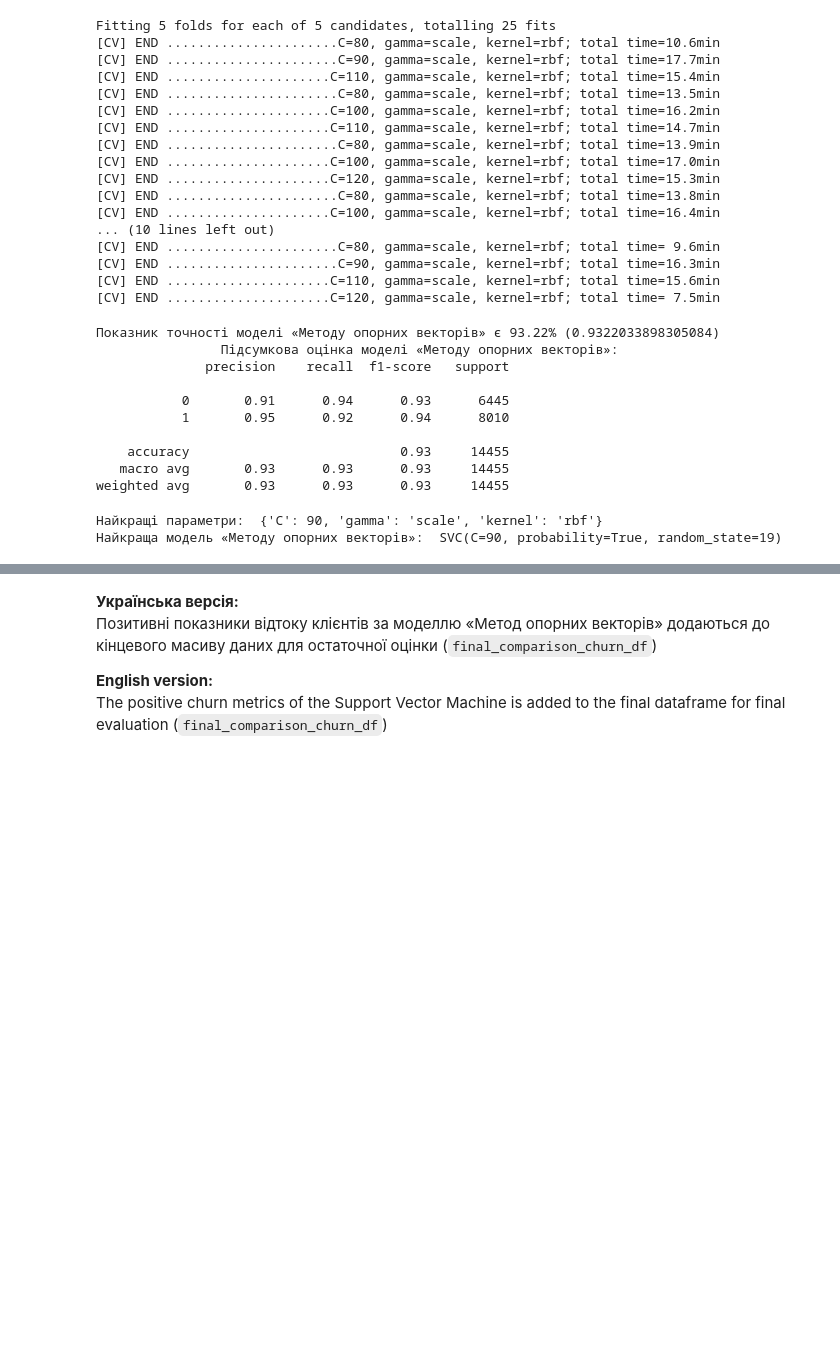
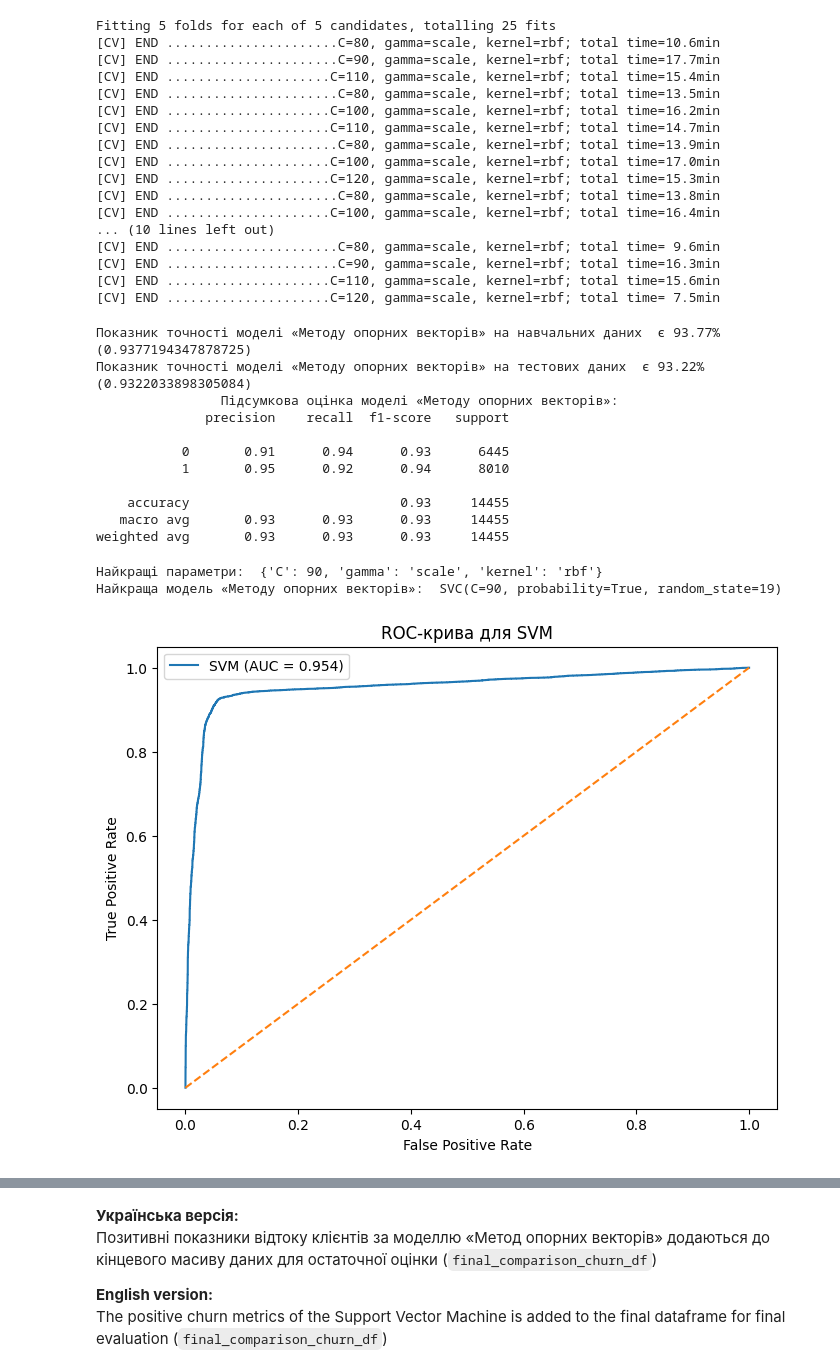
Before and after one commit to MaksimDar/telecom-churn-prediction, a Jupyter notebook: notebooks/02_model_training.ipynb, the cells around one changed output, grey strips where cells are left out. Drawn from its saved outputs; the diff is of its cells as text; code cells hidden in the pictures; blank space fills up the shorter version.

```diff
--- a/notebooks/02_model_training.ipynb
+++ b/notebooks/02_model_training.ipynb
@@ -587,10 +596,11 @@ loss_svm = log_loss(y_test,y_pred_proba_svm)
 class_report_svm = classification_report(y_test, y_pred_svm,output_dict=True)
 class_report_svm_str = classification_report(y_test, y_pred_svm)
 # %%
-acc_svm_rounded = round(acc_svm * 100, 2)
+acc_svm_train_rounded = round(acc_svm_train * 100, 2)
+acc_svm_test_rounded = round(acc_svm_test * 100, 2)
 
-
-print(f'Показник точності моделі «Методу опорних векторів» є {acc_svm_rounded}% ({acc_svm})')
+print(f'Показник точності моделі «Методу опорних векторів» на навчальних даних  є {acc_svm_train_rounded}% ({acc_svm_train})')
+print(f'Показник точності моделі «Методу опорних векторів» на тестових даних  є {acc_svm_test_rounded}% ({acc_svm_test})')
 print('\t\tПідсумкова оцінка моделі «Методу опорних векторів»:')
 
 # print(f'The accuracy score of the Support Vector Machine Model is {acc_svm_rounded}% ({acc_svm})')
@@ -598,7 +608,8 @@ print('\t\tПідсумкова оцінка моделі «Методу опо
 
 print(class_report_svm_str)
 # %% [output]
-Показник точності моделі «Методу опорних векторів» є 93.22% (0.9322033898305084)
+Показник точності моделі «Методу опорних векторів» на навчальних даних  є 93.77% (0.9377194347878725)
+Показник точності моделі «Методу опорних векторів» на тестових даних  є 93.22% (0.9322033898305084)
                 Підсумкова оцінка моделі «Методу опорних векторів»:
               precision    recall  f1-score   support
 
@@ -620,3 +631,22 @@ print('Найкраща модель «Методу опорних вектор
 # %% [output]
 Найкращі параметри:  {'C': 90, 'gamma': 'scale', 'kernel': 'rbf'}
 Найкраща модель «Методу опорних векторів»:  SVC(C=90, probability=True, random_state=19)
+# %%
+# from sklearn.metrics import roc_curve, roc_auc_score
+
+y_score_svm = clf_svm.decision_function(X_test_scaled)
+
+fpr, tpr, thresholds = roc_curve(y_test, y_score_svm)
+roc_auc_svm = roc_auc_score(y_test, y_score_svm)
+
+plt.figure(figsize=(8, 6))
+plt.plot(fpr, tpr, label=f'SVM (AUC = {roc_auc_svm:.3f})')
+plt.plot([0, 1], [0, 1], linestyle='--')
+
+plt.xlabel('False Positive Rate')
+plt.ylabel('True Positive Rate')
+plt.title('ROC-крива для SVM')
+plt.legend()
+plt.show()
+# %% [output]
+[figure, added]
```
Also changed, not shown: parts of 6 cells of this notebook, 1 other file.
